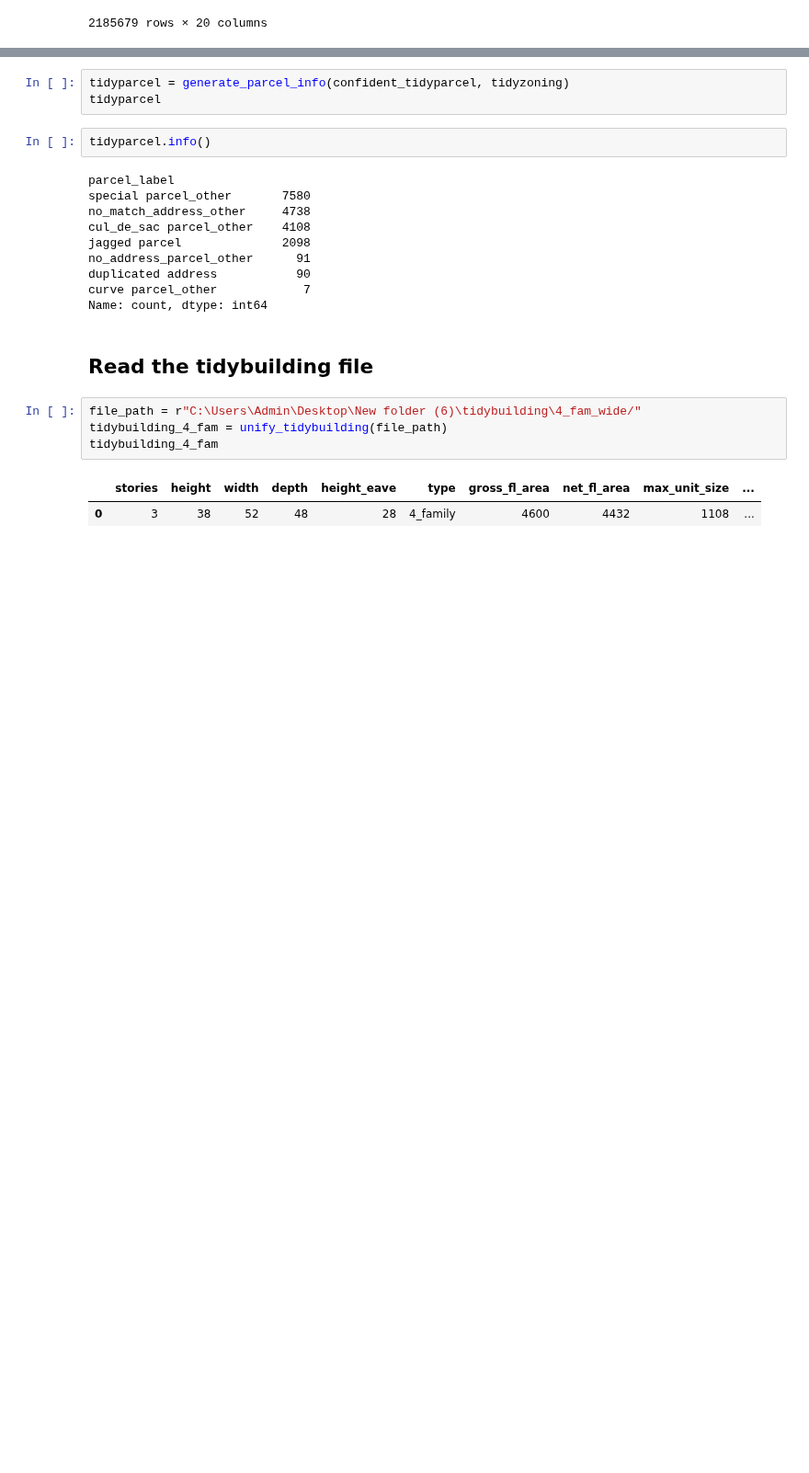
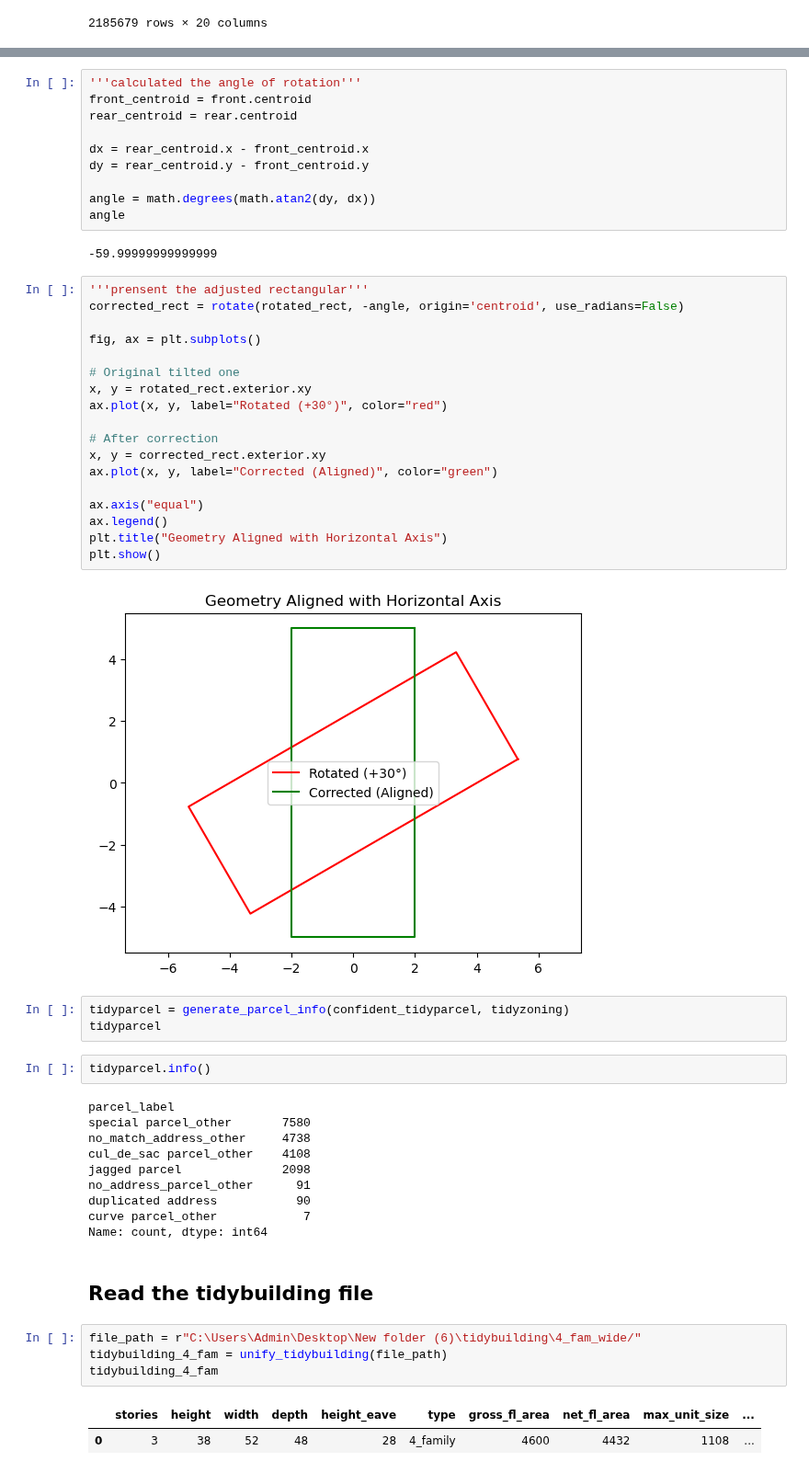
Before and after one commit to HOUPU1993/tidyzoning, a Jupyter notebook: test.ipynb, the cells around one changed output, grey strips where cells are left out. Shown at 92% size. Drawn from its saved outputs; the diff is of its cells as text; blank space fills up the shorter version.

```diff
--- a/test.ipynb
+++ b/test.ipynb
@@ -201,3 +240,35 @@ confident_tidyparcel
+# %%
+'''calculated the angle of rotation'''
+front_centroid = front.centroid
+rear_centroid = rear.centroid
+
+dx = rear_centroid.x - front_centroid.x
+dy = rear_centroid.y - front_centroid.y
+
+angle = math.degrees(math.atan2(dy, dx))
+angle
+# %% [output]
+-59.99999999999999
+# %%
+'''prensent the adjusted rectangular'''
+corrected_rect = rotate(rotated_rect, -angle, origin='centroid', use_radians=False)
+
+fig, ax = plt.subplots()
+
+# Original tilted one
+x, y = rotated_rect.exterior.xy
+ax.plot(x, y, label="Rotated (+30°)", color="red")
+
+# After correction
+x, y = corrected_rect.exterior.xy
+ax.plot(x, y, label="Corrected (Aligned)", color="green")
+
+ax.axis("equal")
+ax.legend()
+plt.title("Geometry Aligned with Horizontal Axis")
+plt.show()
+# %% [output]
+[figure, added]
 # %%
 tidyparcel = generate_parcel_info(confident_tidyparcel, tidyzoning)
 tidyparcel
```
Also changed, not shown: parts of 5 cells of this notebook, 2 other files.
